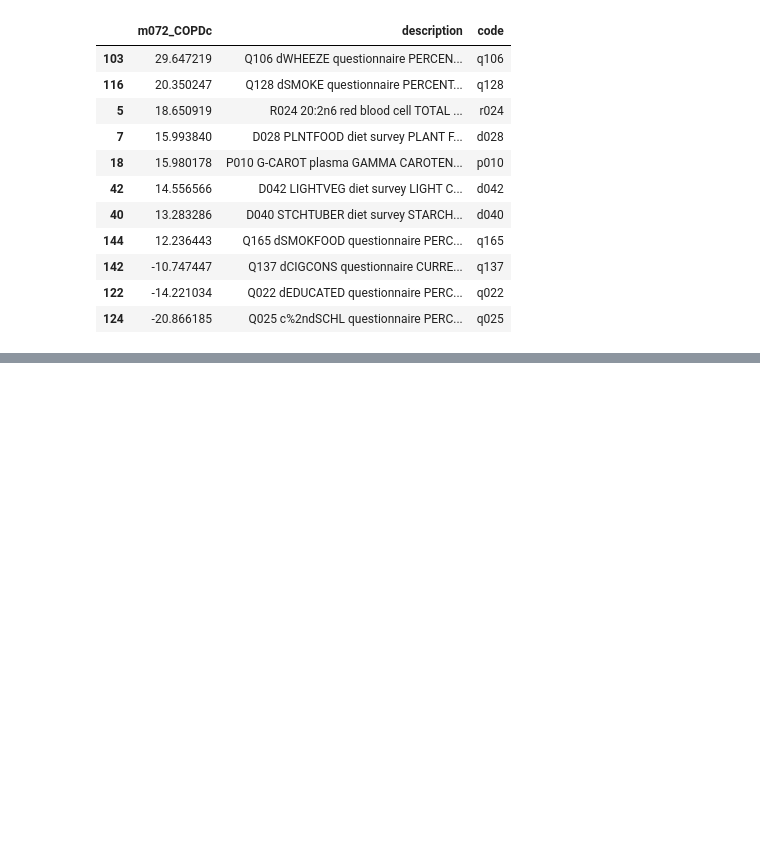
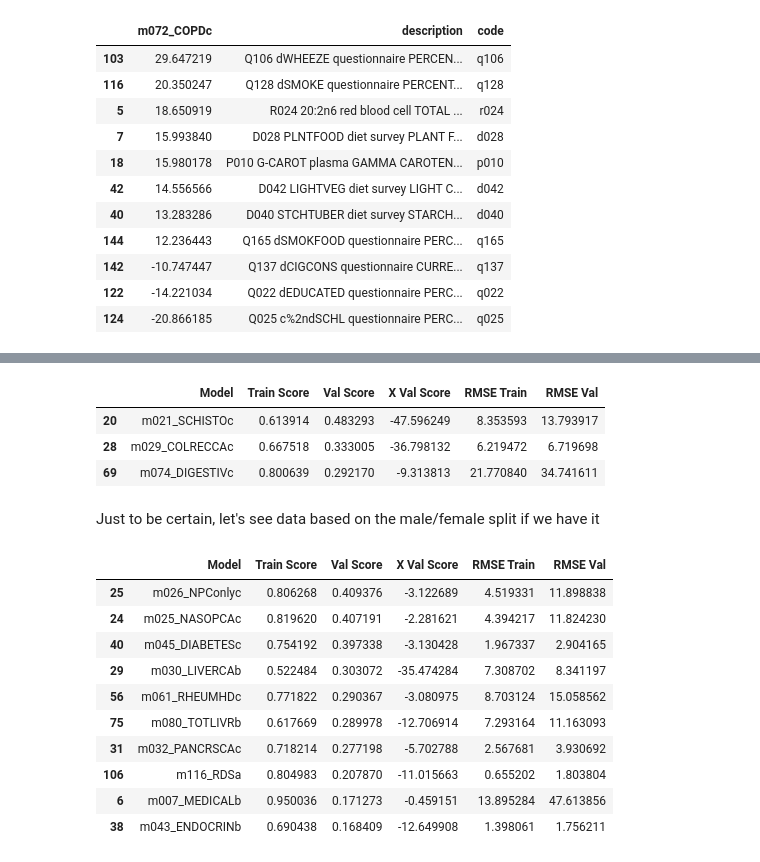
Before and after one commit to colbytse/community_health_project, a Jupyter notebook: modeling-ct.ipynb, the cells around one changed output, grey strips where cells are left out. Drawn from its saved outputs; the diff is of its cells as text; code cells hidden in the pictures; blank space fills up the shorter version.

```diff
--- a/modeling-ct.ipynb
+++ b/modeling-ct.ipynb
@@ -35,0 +54,18 @@ def update_df(model, model_name):
+# %%
+pca_m = pd.DataFrame(columns = ['Model', 'Train Score', 'Val Score', 'X Val Score', 'RMSE Train', 'RMSE Val'])
+
+def update_dfm(model, model_name, X_train, X_test, y_train, y_test):
+    '''fn updates a dataframe for quick reference of R squared scores and RMSE'''
+    import warnings
+    with warnings.catch_warnings():
+        warnings.simplefilter("ignore")
+
+        train_score = model.score(X_train, y_train)
+        val_score = model.score(X_test, y_test)
+        x_val_score = cross_val_score(model, X_train, y_train).mean()
+        rmse1 = mean_squared_error(y_train, lr.predict(X_train))**0.5
+        rmse2 = mean_squared_error(y_test, lr.predict(X_test))**0.5
+
+        pca_m.loc[len(pca_m.index)] = [model_name, train_score, val_score, x_val_score, rmse1, rmse2]
+
+    return pca_m
@@ -520,0 +782,12 @@ score_df[['m072_COPDc', 'description', 'code']][np.abs(score_df['m072_COPDc']) >
+# %%
+pd.set_option('display.max_rows', 120)
+# for the purposes of exploring the dataframe, increasing rows display
+# %%
+pca_result.sort_values(by= 'Val Score', ascending=False).head(3)
+# %% [output]
+|  | Model | Train Score | Val Score | X Val Score | RMSE Train | RMSE Val |
+| 20 | m021_SCHISTOc | 0.613914 | 0.483293 | -47.596249 | 8.353593 | 13.793917 |
+| 28 | m029_COLRECCAc | 0.667518 | 0.333005 | -36.798132 | 6.219472 | 6.719698 |
+| 69 | m074_DIGESTIVc | 0.800639 | 0.292170 | -9.313813 | 21.770840 | 34.741611 |
+# %% [markdown]
+Just to be certain, let's see data based on the male/female split if we have it
@@ -520,0 +841,14 @@ score_df[['m072_COPDc', 'description', 'code']][np.abs(score_df['m072_COPDc']) >
+# %%
+pca_m.sort_values(by='Val Score', ascending=False).head(10)
+# %% [output]
+|  | Model | Train Score | Val Score | X Val Score | RMSE Train | RMSE Val |
+| 25 | m026_NPConlyc | 0.806268 | 0.409376 | -3.122689 | 4.519331 | 11.898838 |
+| 24 | m025_NASOPCAc | 0.819620 | 0.407191 | -2.281621 | 4.394217 | 11.824230 |
+| 40 | m045_DIABETESc | 0.754192 | 0.397338 | -3.130428 | 1.967337 | 2.904165 |
+| 29 | m030_LIVERCAb | 0.522484 | 0.303072 | -35.474284 | 7.308702 | 8.341197 |
+| 56 | m061_RHEUMHDc | 0.771822 | 0.290367 | -3.080975 | 8.703124 | 15.058562 |
+| 75 | m080_TOTLIVRb | 0.617669 | 0.289978 | -12.706914 | 7.293164 | 11.163093 |
+| 31 | m032_PANCRSCAc | 0.718214 | 0.277198 | -5.702788 | 2.567681 | 3.930692 |
+| 106 | m116_RDSa | 0.804983 | 0.207870 | -11.015663 | 0.655202 | 1.803804 |
+| 6 | m007_MEDICALb | 0.950036 | 0.171273 | -0.459151 | 13.895284 | 47.613856 |
+| 38 | m043_ENDOCRINb | 0.690438 | 0.168409 | -12.649908 | 1.398061 | 1.756211 |
```
Also changed, not shown: parts of 38 cells of this notebook.
